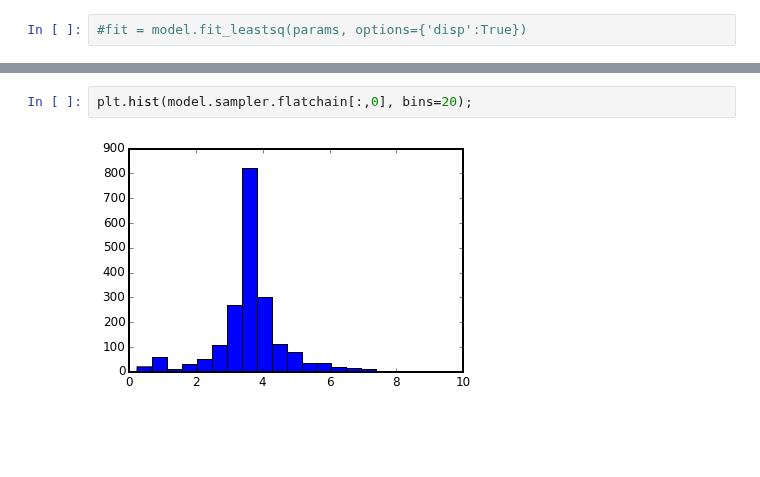
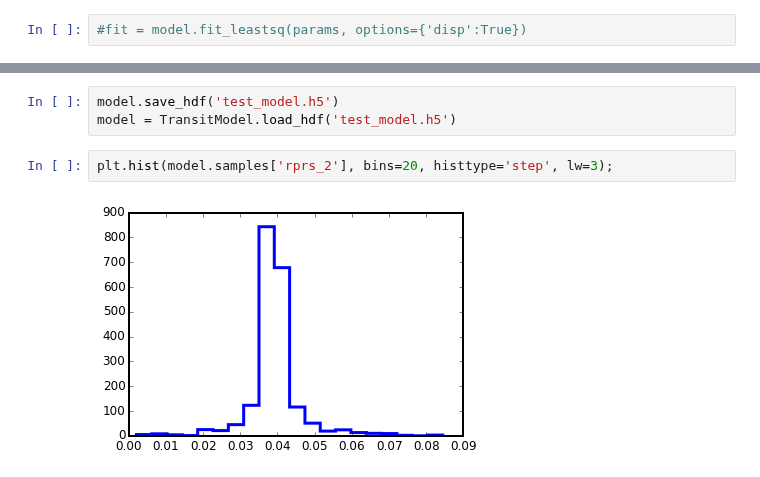
Before and after one commit to timothydmorton/transit-fitting, a Jupyter notebook: notebooks/demo.ipynb, the cells around one changed output, grey strips where cells are left out. Saved outputs shown, nothing was run; the diff lists cells and outputs as text; blank space fills up the shorter version.

```diff
--- a/notebooks/demo.ipynb
+++ b/notebooks/demo.ipynb
@@ -26,4 +47,7 @@ model.fit_emcee(nburn=3, niter=10) # mini-mcmc!
+# %%
+model.save_hdf('test_model.h5')
+model = TransitModel.load_hdf('test_model.h5')
 # %%
-plt.hist(model.sampler.flatchain[:,0], bins=20);
+plt.hist(model.samples['rprs_2'], bins=20, histtype='step', lw=3);
 # %% [output]
-[figure, old version]
+[figure, new version]
```
Also changed, not shown: parts of 10 cells of this notebook, 4 other files.
